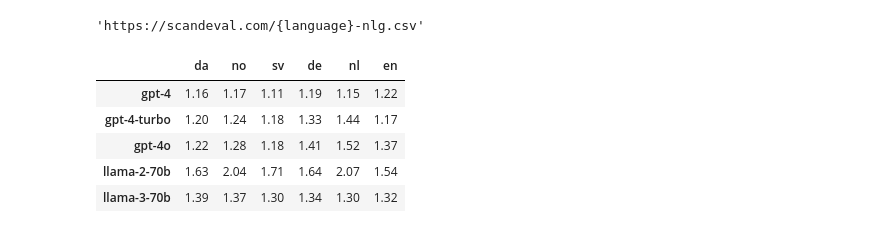
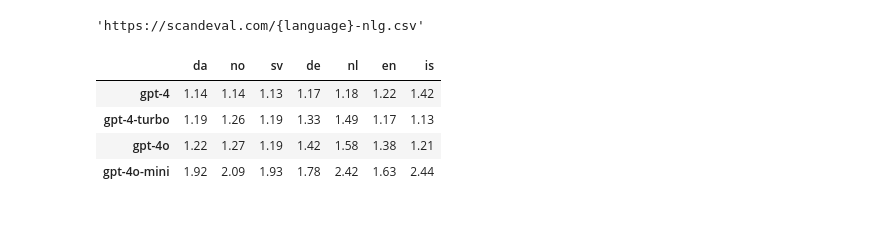
Before and after one commit to ScandEval/scandeval.github.io, a Jupyter notebook: python/gpt4-drop-plot.ipynb, the cells around one changed output. Saved outputs shown, nothing was run; the diff lists cells and outputs as text; code cells hidden in the pictures.

```diff
--- a/python/gpt4-drop-plot.ipynb
+++ b/python/gpt4-drop-plot.ipynb
@@ -13,43 +15,37 @@ CSV_PATHS
 # %% [output]
 'https://scandeval.com/{language}-nlg.csv'
 # %%
-LANGUAGES = ['da', 'no', 'sv', 'de', 'nl', 'en']
+LANGUAGES = ['da', 'no', 'sv', 'de', 'nl', 'en', 'is']
 # %%
 models = {
     "gpt-4-0613": "gpt-4",
     "gpt-4-1106-preview": "gpt-4-turbo",
     "gpt-4o-2024-05-13": "gpt-4o",
-    "meta-llama/Llama-2-70b-hf": "llama-2-70b",
-    "meta-llama/Meta-Llama-3-70B": "llama-3-70b",
+    "gpt-4o-mini-2024-07-18": "gpt-4o-mini",
 }
 
 all_models = list(models.keys())
 all_new_models = list(models.values())
 
 results_dict = dict()
 for language in LANGUAGES:
     df = (
         pd
         .read_csv(CSV_PATHS.format(language="germanic"))
         .query('merge == False')
         .set_index('model_id')
     )
     df.index = df.index.map(lambda x: re.sub('\(.*\)', '', x).strip())
     scores = df[f'{language}_rank']
 
-    for model in models:
-        if model not in scores:
-            scores.loc[model] = scores.loc[list(models.keys())[0]]
-
     scores = scores.loc[all_models]
     results_dict[language] = scores.tolist()
 
 df = pd.DataFrame(results_dict, index=all_new_models)
 df
 # %% [output]
-|  | da | no | sv | de | nl | en |
-| gpt-4 | 1.16 | 1.17 | 1.11 | 1.19 | 1.15 | 1.22 |
-| gpt-4-turbo | 1.20 | 1.24 | 1.18 | 1.33 | 1.44 | 1.17 |
-| gpt-4o | 1.22 | 1.28 | 1.18 | 1.41 | 1.52 | 1.37 |
-| llama-2-70b | 1.63 | 2.04 | 1.71 | 1.64 | 2.07 | 1.54 |
-| llama-3-70b | 1.39 | 1.37 | 1.30 | 1.34 | 1.30 | 1.32 |
+|  | da | no | sv | de | nl | en | is |
+| gpt-4 | 1.14 | 1.14 | 1.13 | 1.17 | 1.18 | 1.22 | 1.42 |
+| gpt-4-turbo | 1.19 | 1.26 | 1.19 | 1.33 | 1.49 | 1.17 | 1.13 |
+| gpt-4o | 1.22 | 1.27 | 1.19 | 1.42 | 1.58 | 1.38 | 1.21 |
+| gpt-4o-mini | 1.92 | 2.09 | 1.93 | 1.78 | 2.42 | 1.63 | 2.44 |
```
Also changed, not shown: parts of 8 cells of this notebook, 2 other files.
